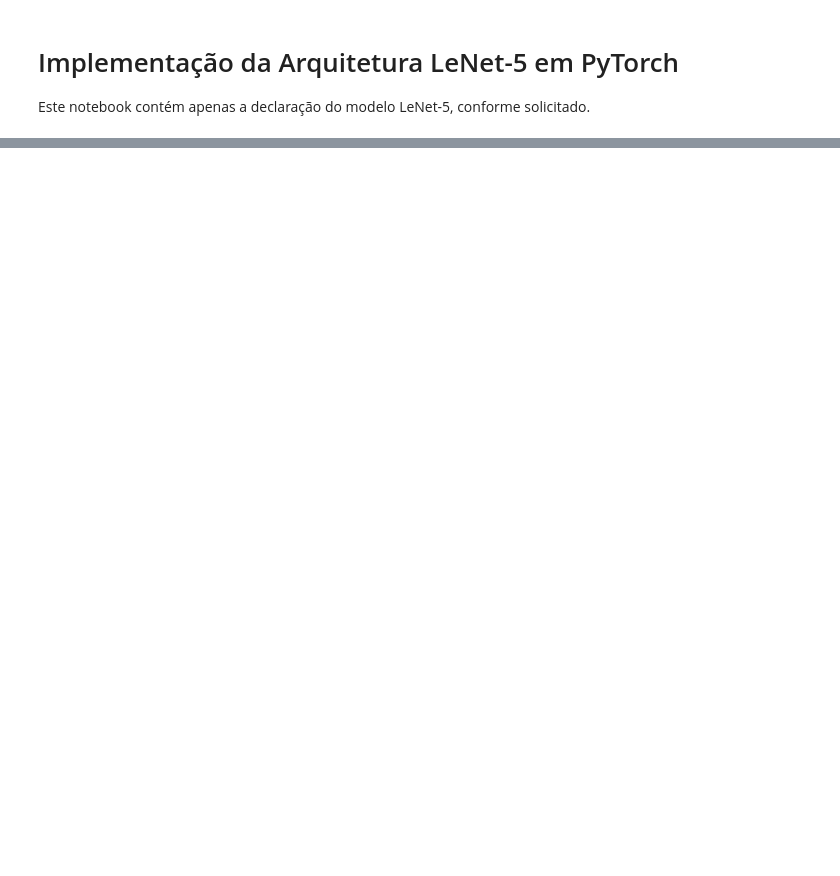
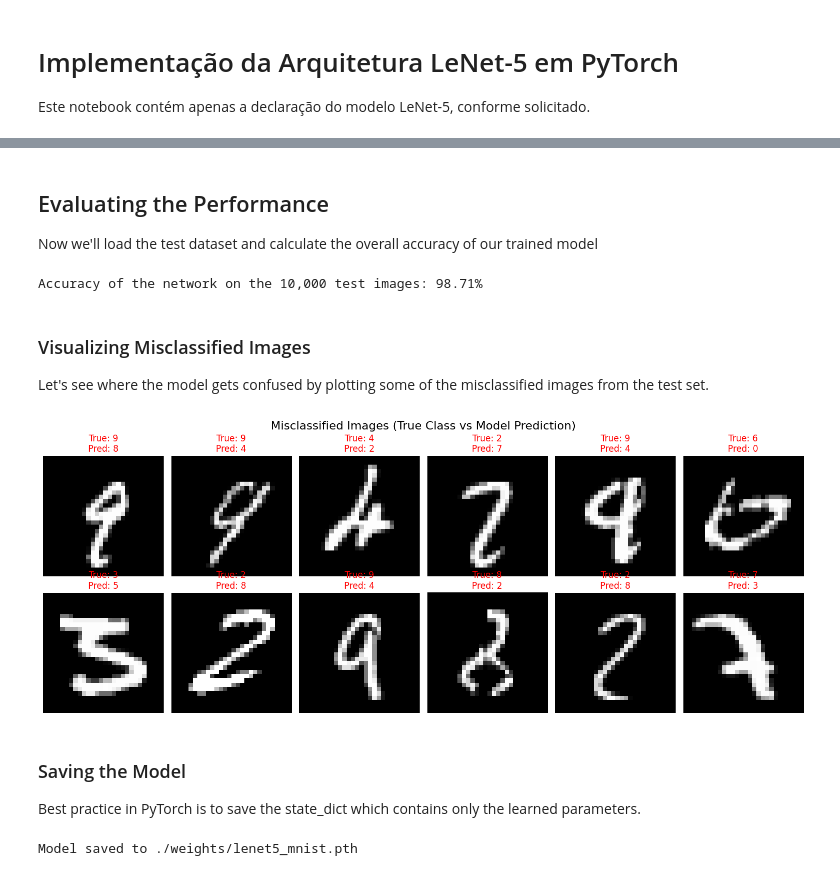
Before and after one commit to davigomesflorencio/nlw_operator, a Jupyter notebook: lenet5.ipynb, the cells around one changed output, grey strips where cells are left out. Saved outputs shown, nothing was run; the diff lists cells and outputs as text; code cells hidden in the pictures; blank space fills up the shorter version.

```diff
--- a/lenet5.ipynb
+++ b/lenet5.ipynb
@@ -62,0 +218,79 @@ print(model)
+# %% [markdown]
+## Evaluating the Performance
+Now we'll load the test dataset and calculate the overall accuracy of our trained model
+# %%
+# Load test dataset
+test_dataset = datasets.MNIST(root='./data', train=False, download=True, transform=transform)
+test_loader = DataLoader(test_dataset, batch_size=batch_size, shuffle=False)
+
+# Set model to evaluation mode
+model.eval()
+
+correct = 0
+total = 0
+misclassified_images = []
+misclassified_labels = []
+predicted_labels = []
+
+# No gradient calculation needed during evaluation
+with torch.no_grad():
+    for images, labels in test_loader:
+        images = images.to(device)
+        labels = labels.to(device)
+
+        outputs = model(images)
+        _, predicted = torch.max(outputs.data, 1)
+
+        total += labels.size(0)
+        correct += (predicted == labels).sum().item()
+
+        # Collect misclassified examples
+        misclassified_mask = (predicted != labels)
+        if misclassified_mask.any():
+            misclassified_images.append(images[misclassified_mask].cpu())
+            misclassified_labels.append(labels[misclassified_mask].cpu())
+            predicted_labels.append(predicted[misclassified_mask].cpu())
+
+accuracy = 100 * correct / total
+print(f'Accuracy of the network on the 10,000 test images: {accuracy:.2f}%')
+# %% [output]
+Accuracy of the network on the 10,000 test images: 98.71%
+# %% [markdown]
+### Visualizing Misclassified Images
+Let's see where the model gets confused by plotting some of the misclassified images from the test set.
+# %%
+# Concatenate all collected misclassified samples
+misclassified_images = torch.cat(misclassified_images)
+misclassified_labels = torch.cat(misclassified_labels)
+predicted_labels = torch.cat(predicted_labels)
+
+# Display first 12 misclassified images
+num_to_show = min(12, len(misclassified_images))
+fig, axes = plt.subplots(2, 6, figsize=(15, 6))
+for i in range(num_to_show):
+    ax = axes[i // 6, i % 6]
+    ax.imshow(misclassified_images[i].squeeze(), cmap='gray')
+    ax.set_title(f'True: {misclassified_labels[i].item()}\nPred: {predicted_labels[i].item()}', color='red')
+    ax.axis('off')
+
+plt.suptitle('Misclassified Images (True Class vs Model Prediction)', fontsize=16)
+plt.tight_layout()
+plt.show()
+# %% [output]
+[figure, added]
+# %% [markdown]
+### Saving the Model
+Best practice in PyTorch is to save the state_dict which contains only the learned parameters.
+# %%
+import os
+
+# Create 'weights' directory if it doesn't exist
+os.makedirs('weights', exist_ok=True)
+
+# Set save path
+PATH = './weights/lenet5_mnist.pth'
+
+torch.save(model.state_dict(), PATH)
+print(f"Model saved to {PATH}")
+# %% [output]
+Model saved to ./weights/lenet5_mnist.pth
```
Also changed, not shown: parts of 11 cells of this notebook.
